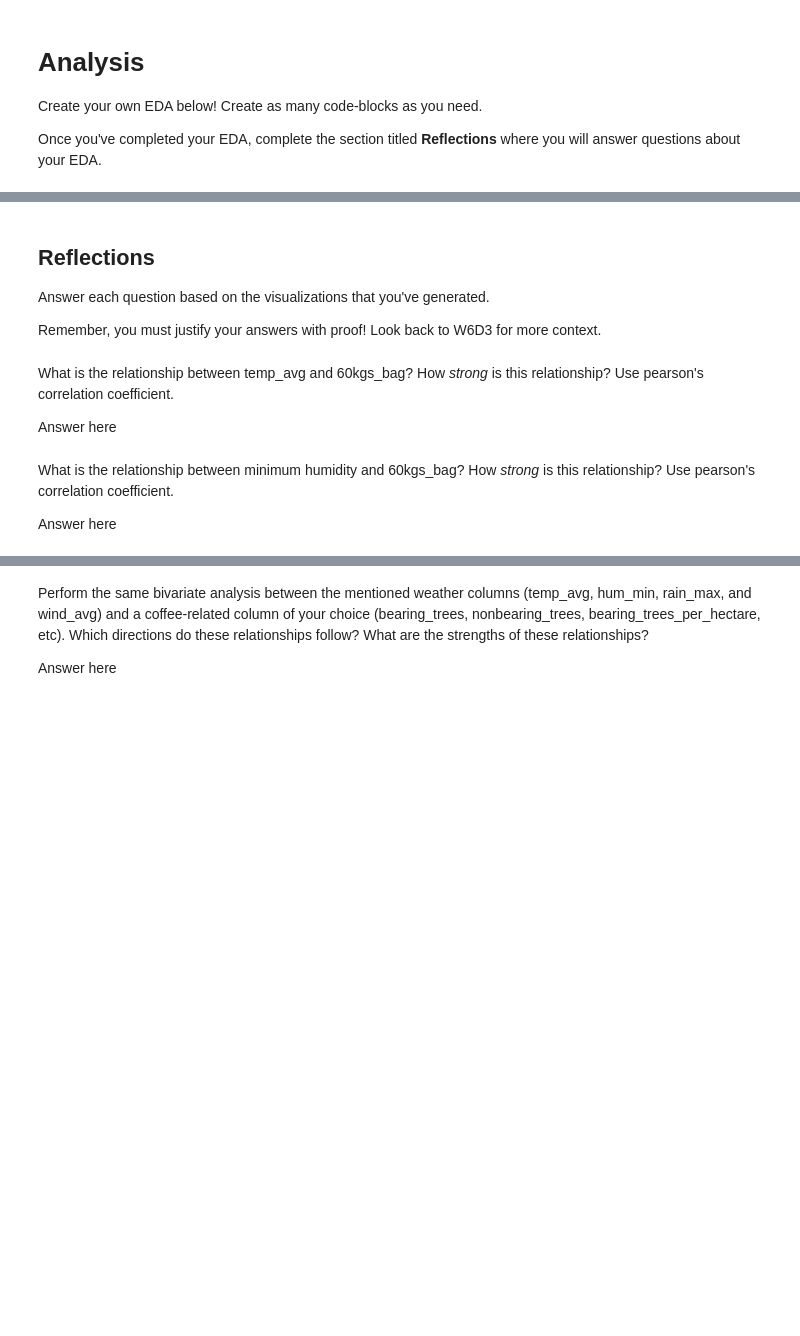
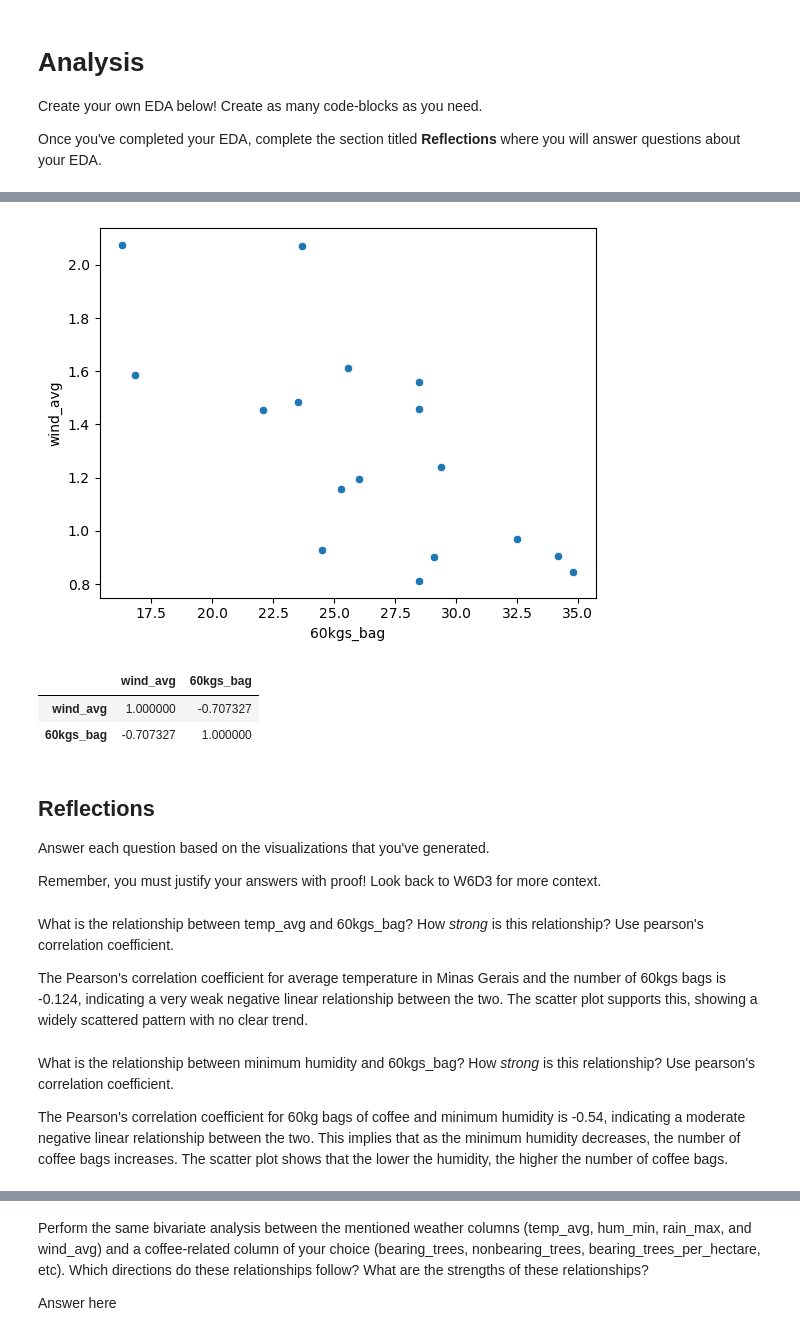
Before and after one commit to grullon-mina/Coffee-Weather-Data-Analysis, a Jupyter notebook: notebooks/analysis.ipynb, the cells around one changed output, grey strips where cells are left out. Saved outputs shown, nothing was run; the diff lists cells and outputs as text; code cells hidden in the pictures; blank space fills up the shorter version.

```diff
--- a/notebooks/analysis.ipynb
+++ b/notebooks/analysis.ipynb
@@ -39,3 +129,16 @@ all_weather =
+# %%
+# Relationship for average wind speed and 60kg bags
+sns.scatterplot(combined_dfs, x="60kgs_bag", y="wind_avg")
+plt.show()
+# %% [output]
+[figure, added]
+# %%
+# pearson's coefficient btween 60kgs_bag and wind_avg
+combined_dfs[["wind_avg", "60kgs_bag"]].corr()
+# %% [output]
+|  | wind_avg | 60kgs_bag |
+| wind_avg | 1.000000 | -0.707327 |
+| 60kgs_bag | -0.707327 | 1.000000 |
 # %% [markdown]
 ## Reflections
 
@@ -45,11 +148,11 @@ Remember, you must justify your answers with proof! Look back to W6D3 for more c
 # %% [markdown]
 What is the relationship between temp_avg and 60kgs_bag? How *strong* is this relationship? Use pearson's correlation coefficient.
 
-Answer here
+The Pearson's correlation coefficient for average temperature in Minas Gerais and the number of 60kgs bags is -0.124, indicating a very weak negative linear relationship between the two. The scatter plot supports this, showing a widely scattered pattern with no clear trend.
 # %% [markdown]
 What is the relationship between minimum humidity and 60kgs_bag? How *strong* is this relationship? Use pearson's correlation coefficient.
 
-Answer here
+The Pearson's correlation coefficient for 60kg bags of coffee and minimum humidity is -0.54, indicating a moderate negative linear relationship between the two. This implies that as the minimum humidity decreases, the number of coffee bags increases. The scatter plot shows that the lower the humidity, the higher the number of coffee bags.
 # %% [markdown]
 What is the relationship between rain_max and 60kgs_bag? How *strong* is this relationship? Use pearson's correlation coefficient.
 
```
Also changed, not shown: parts of 13 cells of this notebook, 1 other file.
